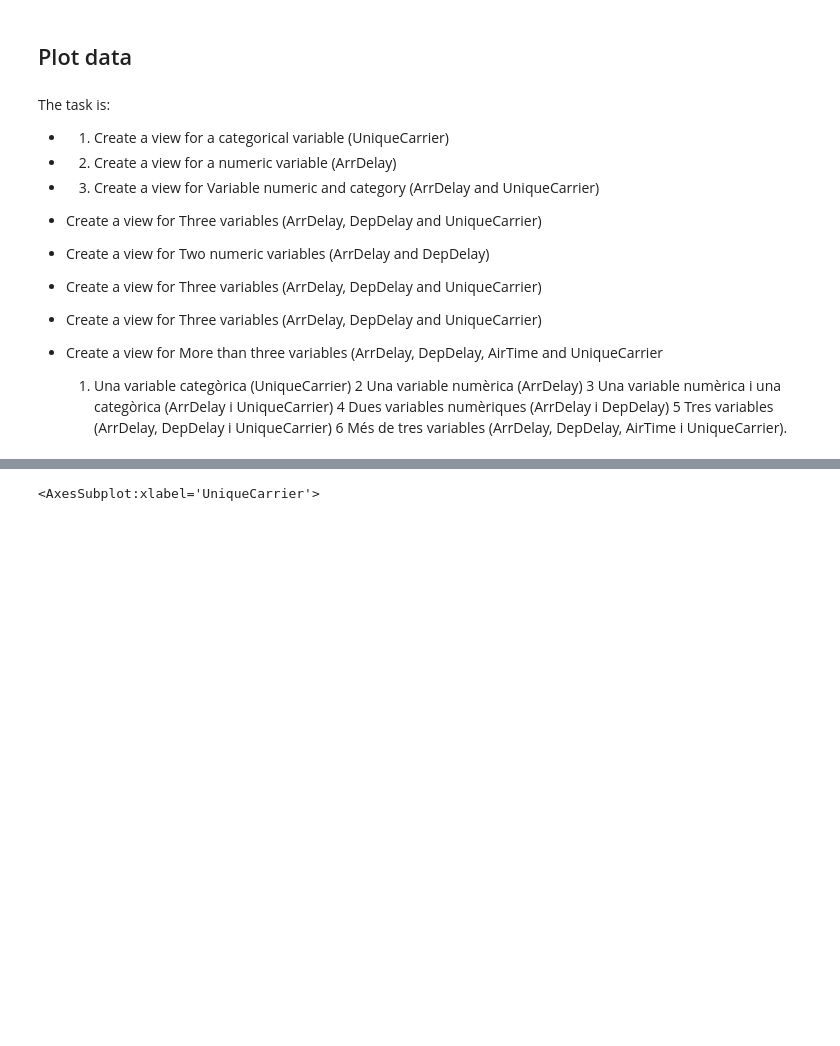
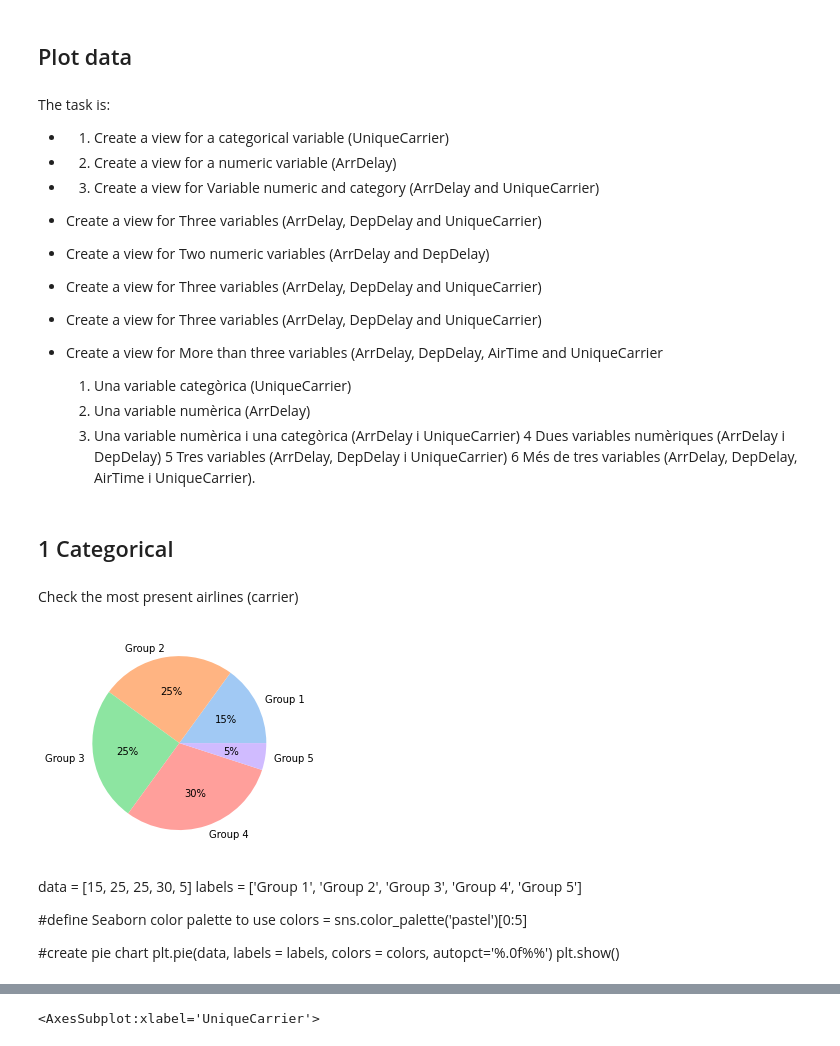
Before and after one commit to ndrini/CDP_M1_T01_numpy, a Jupyter notebook: M2_T01_matplotlib.ipynb, the cells around one changed output, grey strips where cells are left out. Saved outputs shown, nothing was run; the diff lists cells and outputs as text; code cells hidden in the pictures; blank space fills up the shorter version.

Commit message:
add carrier mapper WIP

```diff
--- a/M2_T01_matplotlib.ipynb
+++ b/M2_T01_matplotlib.ipynb
@@ -74,8 +76,12 @@ The task is:
 
 
     1. Una variable categòrica (UniqueCarrier)
-    2 Una variable numèrica (ArrDelay)
-    3 Una variable numèrica i una categòrica (ArrDelay i UniqueCarrier)
+    2. Una variable numèrica (ArrDelay)
+    3. Una variable numèrica i una categòrica (ArrDelay i UniqueCarrier)
     4 Dues variables numèriques (ArrDelay i DepDelay)
     5 Tres variables (ArrDelay, DepDelay i UniqueCarrier)
     6 Més de tres variables (ArrDelay, DepDelay, AirTime i UniqueCarrier).
+# %% [markdown]
+## 1 Categorical
+# %% [markdown]
+Check the most present airlines (carrier)
@@ -81,0 +91,22 @@ The task is:
+# %%
+data = [15, 25, 25, 30, 5]
+labels = ['Group 1', 'Group 2', 'Group 3', 'Group 4', 'Group 5']
+
+#define Seaborn color palette to use
+colors = sns.color_palette('pastel')[0:5]
+
+#create pie chart
+plt.pie(data, labels = labels, colors = colors, autopct='%.0f%%')
+plt.show()
+# %% [output]
+[figure, added]
+# %% [markdown]
+data = [15, 25, 25, 30, 5]
+labels = ['Group 1', 'Group 2', 'Group 3', 'Group 4', 'Group 5']
+
+#define Seaborn color palette to use
+colors = sns.color_palette('pastel')[0:5]
+
+#create pie chart
+plt.pie(data, labels = labels, colors = colors, autopct='%.0f%%')
+plt.show()
```
Also changed, not shown: parts of 8 cells of this notebook, 3 other files.
